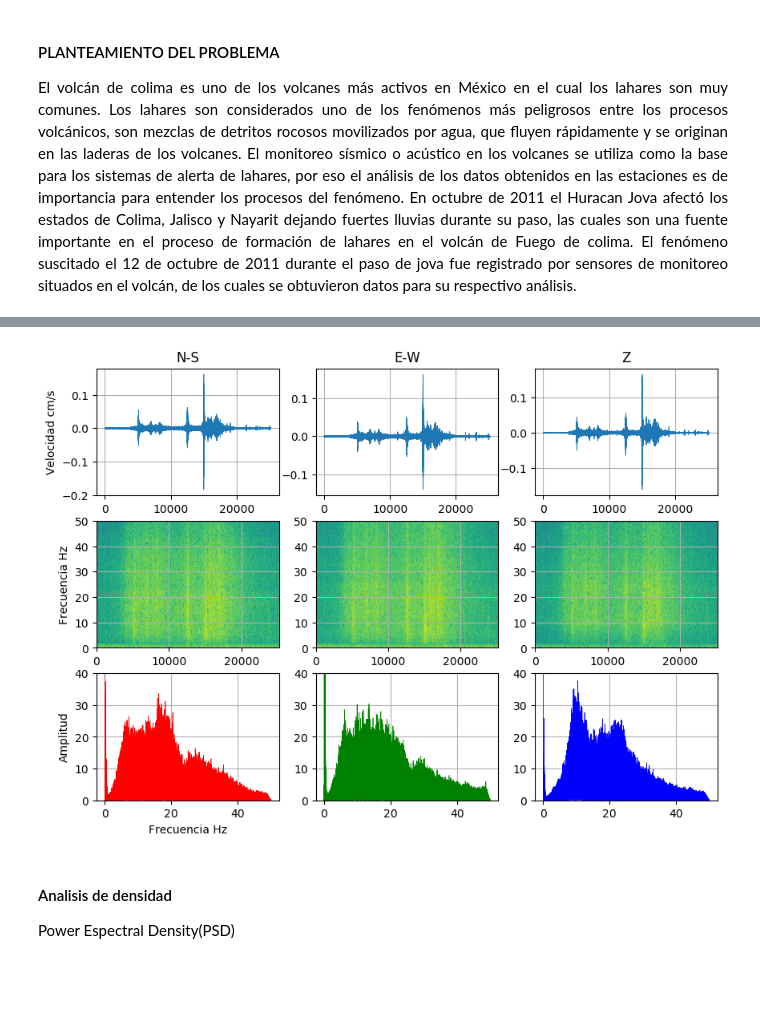
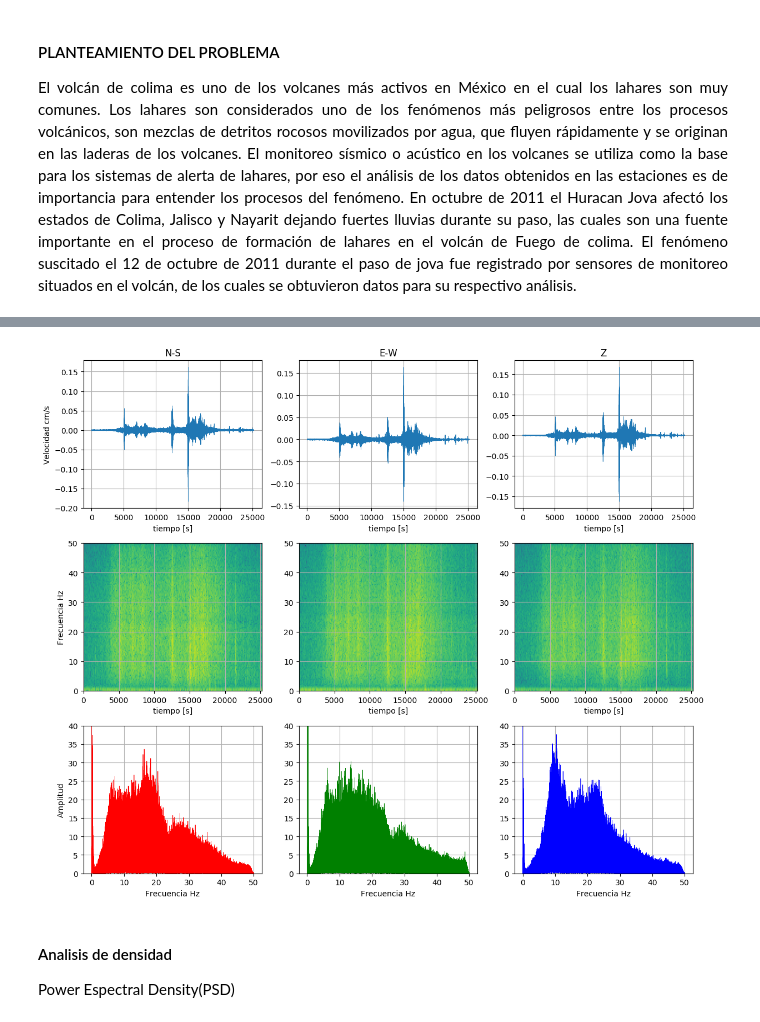
Before and after one commit to GuillermoSapiens/verano, a Jupyter notebook: lahar_colima.ipynb, the cells around one changed output, grey strips where cells are left out. Cells and saved outputs as stored; diff of their text form; code cells hidden in the pictures; blank space fills up the shorter version.

```diff
--- a/lahar_colima.ipynb
+++ b/lahar_colima.ipynb
@@ -51,35 +79,41 @@ PyObject <matplotlib.legend.Legend object at 0x...>
-# %%
-fig = figure("pyplot_subplot_mixed",figsize=(10,7))
-subplot(331)
-    plot(t,datN,linewidth=0.5)
-    axis("tight");title("N-S");grid("on");ylabel("Velocidad cm/s");legend(loc="upper right",fancybox="true")
-subplot(334)
-    Pxx, freqs, bins,im=PyPlot.specgram(datN[1:Int(length(datN))],NFFT=256,Fs=100,noverlap=50)
-    axis("tight");grid("on");ylabel("Frecuencia Hz");legend(loc="upper right",fancybox="true")
-subplot(337)
-    plot(tF,abs.(FN[1:Int((length(FN)/2))]),"r-",linewidth=0.5);grid("on");legend(loc="upper right",fancybox="true")
-    ylabel("Amplitud");xlabel("Frecuencia Hz");ylim((0,40))
-subplot(332)
-    plot(t,datE,linewidth=0.5)
-    axis("tight");title("E-W");grid("on");legend(loc="upper right",fancybox="true")
-subplot(335)
-    Pxx, freqs, bins,im=PyPlot.specgram(datE[1:Int(length(datE))],NFFT=256,Fs=100,noverlap=50)
-    axis("tight");grid("on");legend(loc="upper right",fancybox="true")
-subplot(338)
-    plot(tF,abs.(FE[1:Int((length(FE)/2))]),"g-",linewidth=0.5);grid("on");legend(loc="upper right",fancybox="true")
-    ylim((0,40))
-subplot(333)
-    PyPlot.plot(t,datZ,linewidth=0.5)
-    axis("tight");title("Z");grid("on");legend(loc="upper right",fancybox="true")
-subplot(336)
-    Pxx, freqs, bins,im=PyPlot.specgram(datZ[1:Int(length(datZ))],NFFT=256,Fs=100,noverlap=50)
-    axis("tight");grid("on");legend(loc="upper right",fancybox="true")
-subplot(339)
-    plot(tF,abs.(FZ[1:Int((length(FZ)/2))]),"b-",linewidth=0.5);grid("on");legend(loc="upper right",fancybox="true")
-    ylim((0,40))
-    fig[:canvas][:draw]()
-# %% [output]
-[figure, removed]
+# %%
+#Se crea una figura de 3x3, en la primer fila se grafica el sismograma y en la segunda un espectrograma correspondiente a cada
+#componente, ambos en el dominio del tiempo.En la tercer fila se grafica las frecuencias correspondientes.
+fig = figure("Sismograma, espectrograma y frecuencia",figsize=(12,10)) # Cre una figura donde se graficaran los subplots
+subplot(331) #gráfica una figura en la primier fila y primer columna.
+    plot(t,datN,linewidth=0.5) #sismograma Norte-Este
+    axis("tight");title("N-S");grid("on");ylabel("Velocidad cm/s");xlabel("tiempo [s]") ;legend(loc="upper right",fancybox="true")
+subplot(334) #gráfica una figura en la segunda fila primer columna.
+#grafica un espectrograma de los datos de la estación, NFFT es la ventana de muestras generalmente es de 256, Fs es la frecuencia de muestreo
+# en este caso FS=100, noverlap es el traslape que habrá en la imagen del espectrograma, se usa el 50%
+    Pxx, freqs, bins,im=PyPlot.specgram(datN[1:Int(length(datN))],NFFT=256,Fs=100,noverlap=50) #espectrograma Norte-Sur.
+    axis("tight");grid("on");ylabel("Frecuencia Hz");xlabel("tiempo [s]") ;legend(loc="upper right",fancybox="true")
+subplot(337) #gráfica una figura en la tercer fila y primer columna.
+#gráfica de la amplitud de la componente Norte-Sur.
+    plot(tF,abs.(FN[1:Int((length(FN)/2))]),"r-",linewidth=0.5);grid("on");legend(loc="upper right",fancybox="true")
+    ylabel("Amplitud");xlabel("Frecuencia Hz");ylim((0,40))
+subplot(332) #gráfica una figura en la primer fila segunda columna.
+    plot(t,datE,linewidth=0.5) #Sismograma de la componente Este-Oeste.
+    axis("tight");title("E-W");grid("on");xlabel("tiempo [s]") ;legend(loc="upper right",fancybox="true")
+subplot(335) #gráfica una figura en la segunda fila y segunda columna.
+    Pxx, freqs, bins,im=PyPlot.specgram(datE[1:Int(length(datE))],NFFT=256,Fs=100,noverlap=50) #Espectrograma Este-Oeste.
+    axis("tight");grid("on");legend(loc="upper right",fancybox="true") ;xlabel("tiempo [s]")
+subplot(338) #gráfica una figura en la tercer fila y segunda columna.
+    plot(tF,abs.(FE[1:Int((length(FE)/2))]),"g-",linewidth=0.5);grid("on");legend(loc="upper right",fancybox="true") #Frecuencias Este-Oeste.
+    ylim((0,40));xlabel("Frecuencia Hz")
+subplot(333) #gráfica una figura en la primer fila y tercer columna.
+    plot(t,datZ,linewidth=0.5) #sismograma componente Elevación.
+    axis("tight");title("Z");grid("on");legend(loc="upper right",fancybox="true");xlabel("tiempo [s]")
+subplot(336) #gráfica una figura en la segunda fila y tercer columna.
+    Pxx, freqs, bins,im=PyPlot.specgram(datZ[1:Int(length(datZ))],NFFT=256,Fs=100,noverlap=50) #Espectrograma Elevación.
+    axis("tight");grid("on");legend(loc="upper right",fancybox="true") ;xlabel("tiempo [s]")
+subplot(339) #gráfica una figura en la tercer fila y tercer columna.
+    plot(tF,abs.(FZ[1:Int((length(FZ)/2))]),"b-",linewidth=0.5);grid("on");legend(loc="upper right",fancybox="true")# Frecuencias Elevación.
+    ylim((0,40));xlabel("Frecuencia Hz")
+PyPlot.tight_layout(pad=0.4, w_pad=0.5, h_pad=1.0)
+fig[:canvas][:draw]() #Actualiza la figura.
+# %% [output]
+[figure, added]
 # %% [markdown]
 #### Analisis de densidad
 Power Espectral Density(PSD)
```
Also changed, not shown: parts of 17 cells of this notebook.
